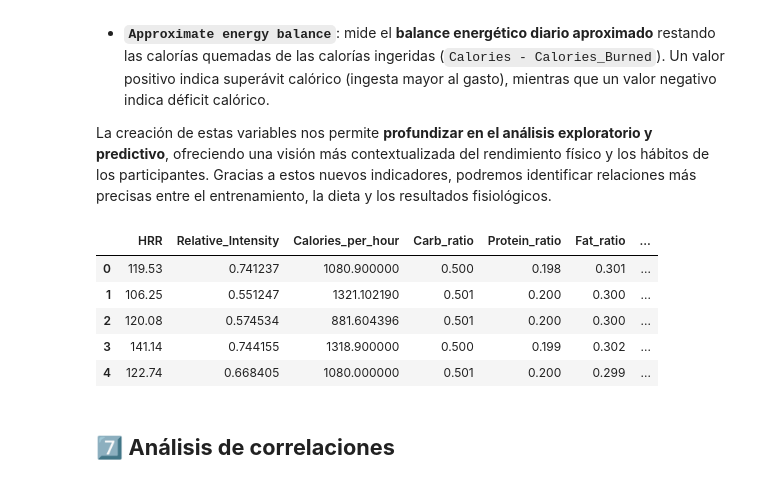
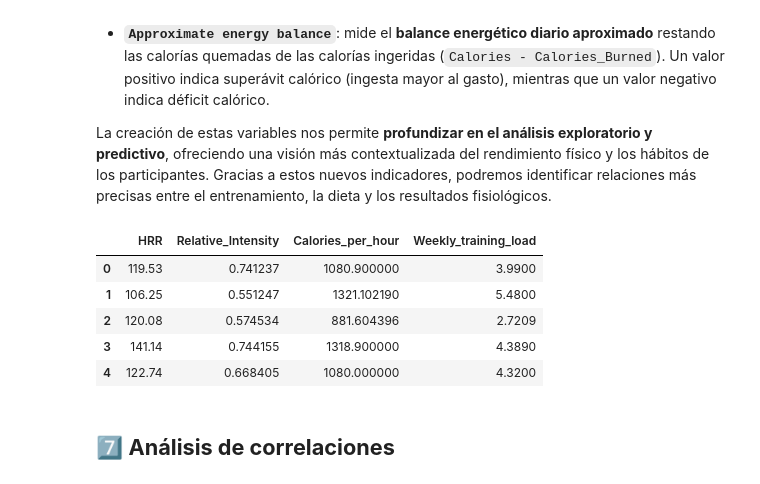
Before and after one commit to albamdls/analisis-exploratorio-dataset-life-style, a Jupyter notebook: notebook.ipynb, the cells around one changed output. Drawn from its saved outputs; the diff is of its cells as text; code cells hidden in the pictures.

```diff
--- a/notebook.ipynb
+++ b/notebook.ipynb
@@ -384,7 +384,7 @@ Estas eliminaciones permiten mantener la coherencia entre el significado teóric
 print((f"Total columnas antes de la limpieza: {len(df.columns)}"))
 
 # Creamos un nuevo DataFrame sin las columnas que no son útiles
-df = df.drop(['meal_name','Physical exercise', 'Calories', 'Carbs', 'Proteins', 'Fats', 'diet_type', 'Daily meals frequency', 'sugar_g', 'sodium_mg', 'cholesterol_mg', 'serving_size_g', 'cooking_method', 'prep_time_min', 'cook_time_min', 'rating'], axis=1)
+df = df.drop(['meal_name','Physical exercise', 'Calories', 'Carbs', 'Proteins', 'Fats', 'diet_type', 'Daily meals frequency', 'sugar_g', 'sodium_mg', 'cholesterol_mg', 'serving_size_g', 'cooking_method', 'prep_time_min', 'cook_time_min', 'rating', 'protein_per_kg', 'cal_balance', 'cal_from_macros', 'pct_carbs', 'meal_type'], axis=1)
 
 # Mostramos de nuevo las 4 primeras filas para verificar que está todo correcto
 print((f"Total columnas después de la limpieza: {len(df.columns)}"))
@@ -414,30 +414,27 @@ La creación de estas variables nos permite **profundizar en el análisis explor
 # %%
 # Reserva de frecuencia cardíaca (FCR)
 df['HRR'] = df['Max_BPM'] - df['Resting_BPM']
 
 # Intensidad relativa
 # Usamos la fómrula de Karvonen que es un método eficaz para calcular nuestras zonas de entrenamiento por frecuencia cardíaca
 df['Relative_Intensity'] = (df['Avg_BPM'] - df['Resting_BPM']) / df['HRR']
 
 # Calorías por hora (intensidad de entrenamiento)
 df['Calories_per_hour'] = df['Calories_Burned'] / df['Session_Duration (hours)'].replace(0, np.nan)
 
 # Carga de entrenamiento semanal
 df['Weekly_training_load'] = df['Workout_Frequency (days/week)'] * df['Session_Duration (hours)']
 
-# Balance energético aproximado
-df['Energy_balance'] = df['Calories'] - df['Calories_Burned']
-
 # Verificación rápida de las nuevas columnas
 df[['HRR', 'Relative_Intensity', 'Calories_per_hour',
-    'Weekly_training_load', 'Energy_balance']].head()
+    'Weekly_training_load']].head()
 # %% [output]
-|  | HRR | Relative_Intensity | Calories_per_hour | Carb_ratio | Protein_ratio | Fat_ratio | ... |
-| 0 | 119.53 | 0.741237 | 1080.900000 | 0.500 | 0.198 | 0.301 | ... |
-| 1 | 106.25 | 0.551247 | 1321.102190 | 0.501 | 0.200 | 0.300 | ... |
-| 2 | 120.08 | 0.574534 | 881.604396 | 0.501 | 0.200 | 0.300 | ... |
-| 3 | 141.14 | 0.744155 | 1318.900000 | 0.500 | 0.199 | 0.302 | ... |
-| 4 | 122.74 | 0.668405 | 1080.000000 | 0.501 | 0.200 | 0.299 | ... |
+|  | HRR | Relative_Intensity | Calories_per_hour | Weekly_training_load |
+| 0 | 119.53 | 0.741237 | 1080.900000 | 3.9900 |
+| 1 | 106.25 | 0.551247 | 1321.102190 | 5.4800 |
+| 2 | 120.08 | 0.574534 | 881.604396 | 2.7209 |
+| 3 | 141.14 | 0.744155 | 1318.900000 | 4.3890 |
+| 4 | 122.74 | 0.668405 | 1080.000000 | 4.3200 |
 # %% [markdown]
 ## 7️⃣ **Análisis de correlaciones**
 # %% [markdown]
```
Also changed, not shown: parts of 11 cells of this notebook, 1 other file.
